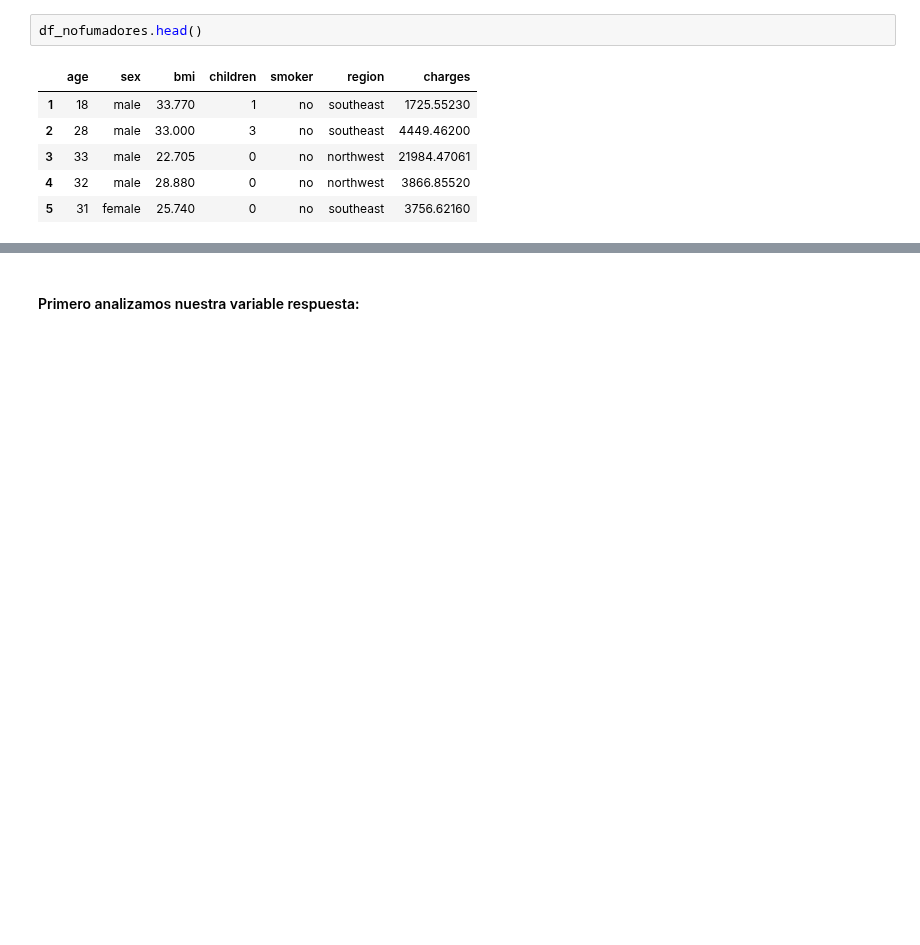
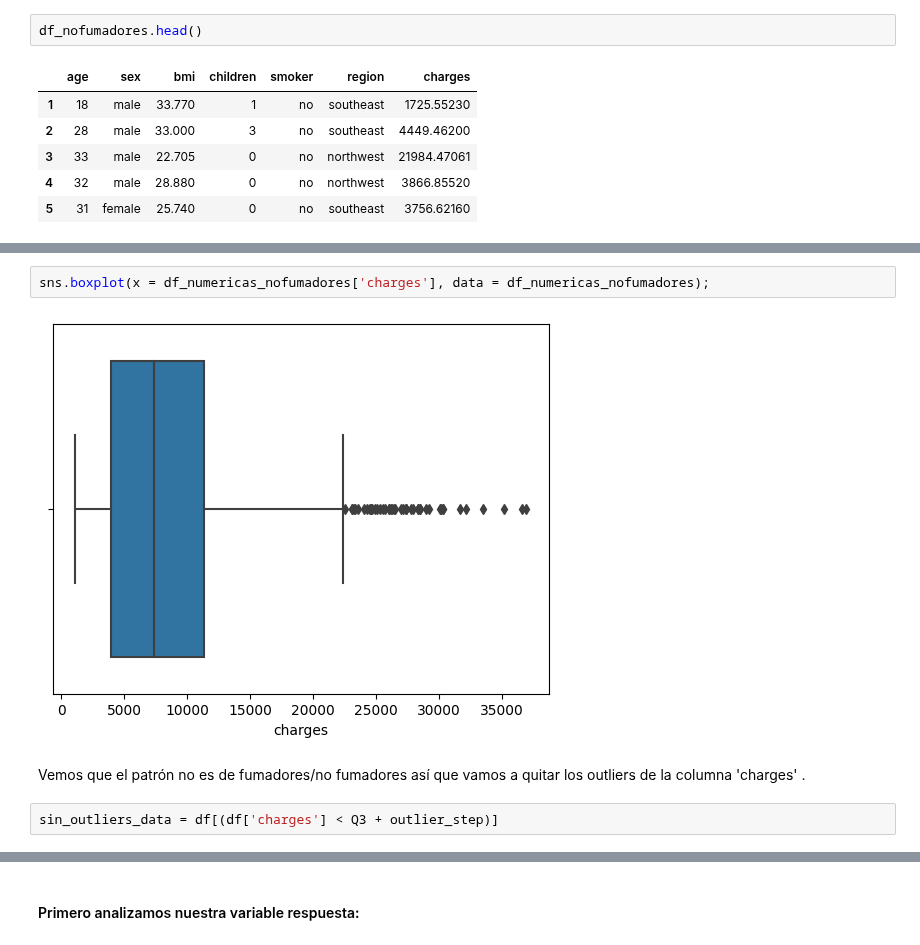
Before and after one commit to Adalab/DA-promoC-modulo3-sprint1-IreneMarta, a Jupyter notebook: regresion_linear/1_ RL_Intro.ipynb, the cells around one changed output, grey strips where cells are left out. Cells and saved outputs as stored; diff of their text form; blank space fills up the shorter version.

```diff
--- a/regresion_linear/1_ RL_Intro.ipynb
+++ b/regresion_linear/1_ RL_Intro.ipynb
@@ -310,0 +186,8 @@ Name: 310, dtype: object
+# %%
+sns.boxplot(x = df_numericas_nofumadores['charges'], data = df_numericas_nofumadores);
+# %% [output]
+[figure, added]
+# %% [markdown]
+Vemos que el patrón no es de fumadores/no fumadores así que vamos a quitar los outliers de la columna 'charges' .
+# %%
+sin_outliers_data = df[(df['charges'] < Q3 + outlier_step)]
```
Also changed, not shown: parts of 31 cells of this notebook, 5 other files.
